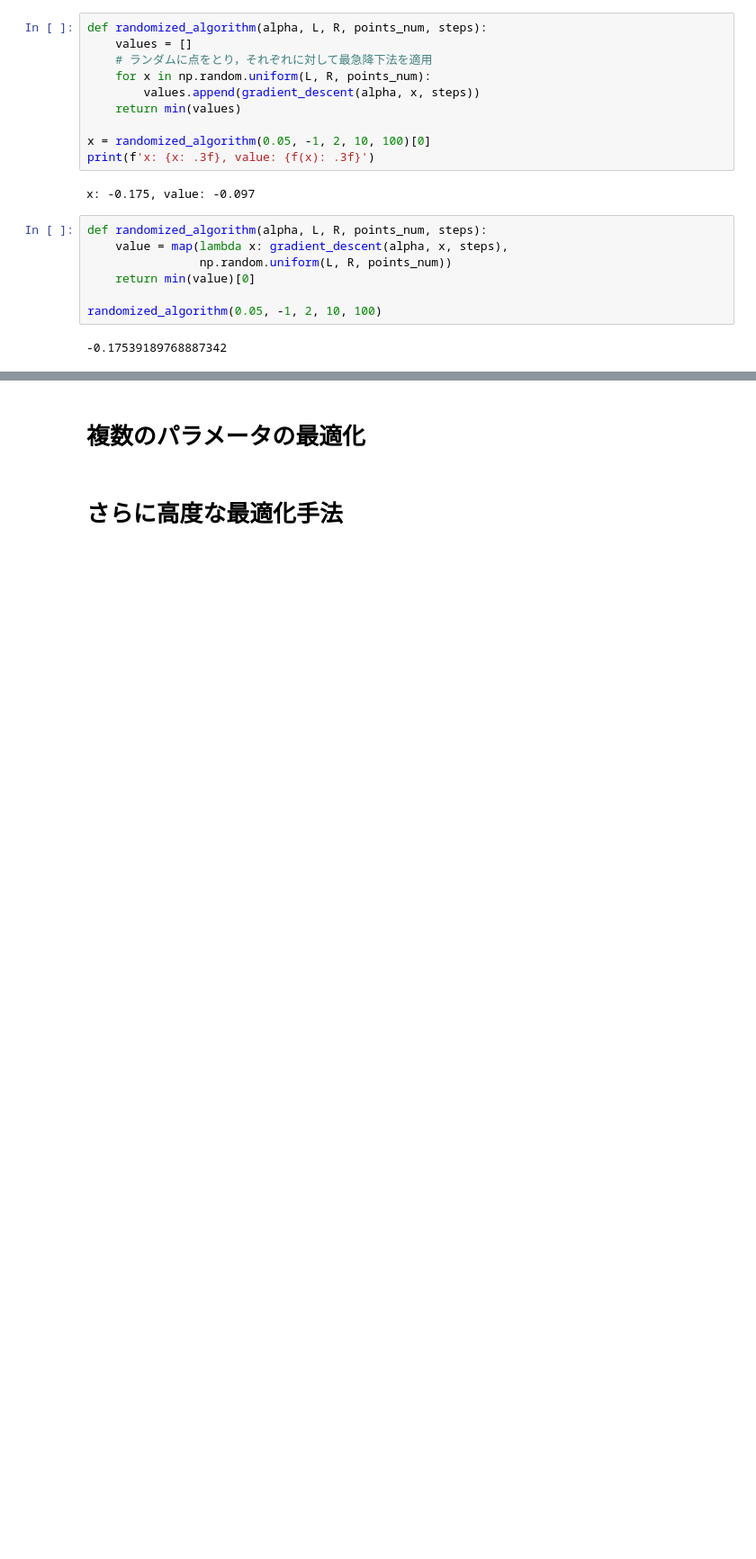
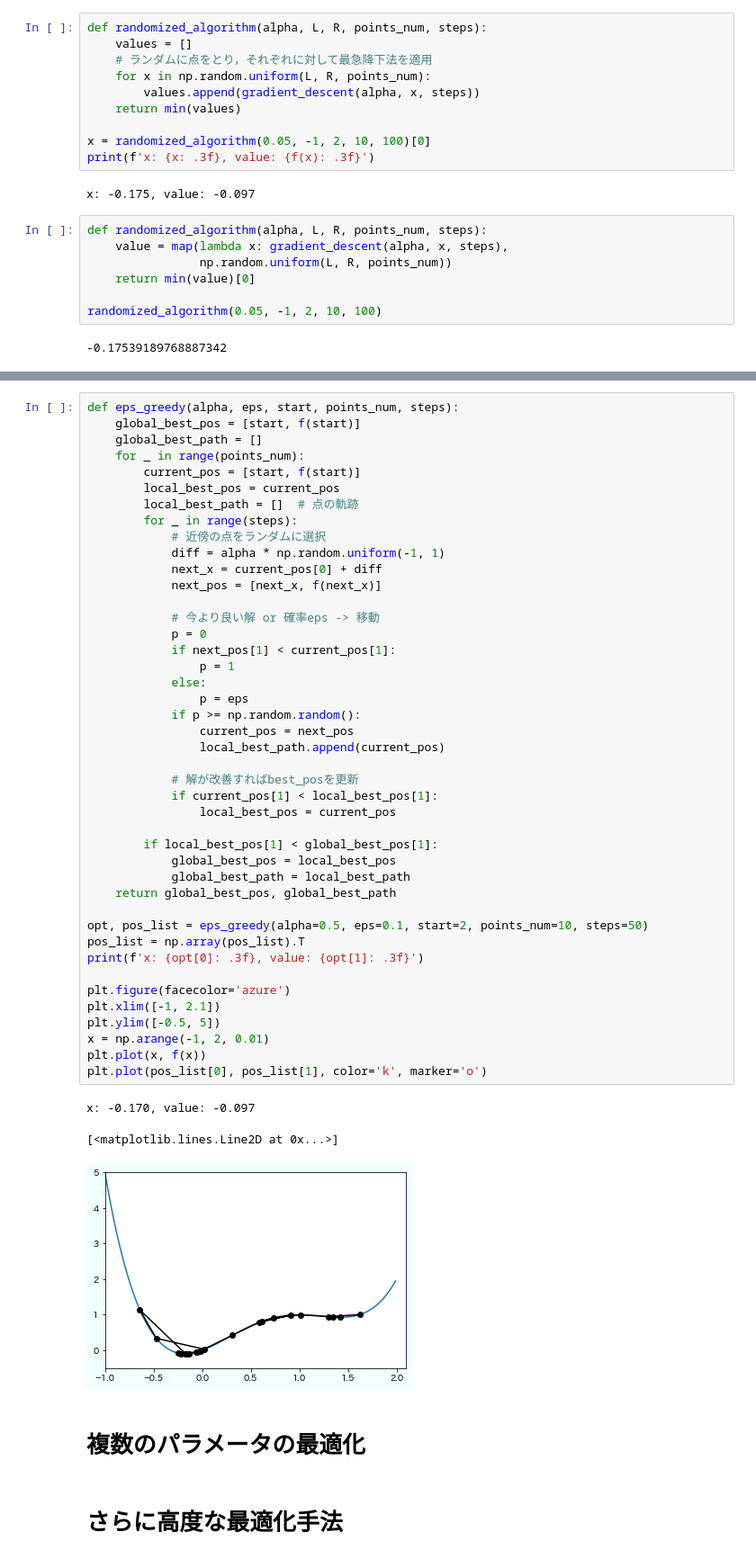
Before and after one commit to Kengo6165/Optimization, a Jupyter notebook: Books/02_数値最適化入門/code.ipynb, the cells around one changed output, grey strips where cells are left out. Shown at 90% size. Cells and saved outputs as stored; diff of their text form; blank space fills up the shorter version.

Commit message:
Update: book_02
・ε-greedy

```diff
--- a/Books/02_数値最適化入門/code.ipynb
+++ b/Books/02_数値最適化入門/code.ipynb
@@ -119,3 +124,50 @@ randomized_algorithm(0.05, -1, 2, 10, 100)
+# %%
+def eps_greedy(alpha, eps, start, points_num, steps):
+    global_best_pos = [start, f(start)]
+    global_best_path = []
+    for _ in range(points_num):
+        current_pos = [start, f(start)]
+        local_best_pos = current_pos
+        local_best_path = []  # 点の軌跡
+        for _ in range(steps):
+            # 近傍の点をランダムに選択
+            diff = alpha * np.random.uniform(-1, 1)
+            next_x = current_pos[0] + diff
+            next_pos = [next_x, f(next_x)]
+
+            # 今より良い解 or 確率eps -> 移動
+            p = 0
+            if next_pos[1] < current_pos[1]:
+                p = 1
+            else:
+                p = eps
+            if p >= np.random.random():
+                current_pos = next_pos
+                local_best_path.append(current_pos)
+
+            # 解が改善すればbest_posを更新
+            if current_pos[1] < local_best_pos[1]:
+                local_best_pos = current_pos
+
+        if local_best_pos[1] < global_best_pos[1]:
+            global_best_pos = local_best_pos
+            global_best_path = local_best_path
+    return global_best_pos, global_best_path
+
+opt, pos_list = eps_greedy(alpha=0.5, eps=0.1, start=2, points_num=10, steps=50)
+pos_list = np.array(pos_list).T
+print(f'x: {opt[0]: .3f}, value: {opt[1]: .3f}')
+
+plt.figure(facecolor='azure')
+plt.xlim([-1, 2.1])
+plt.ylim([-0.5, 5])
+x = np.arange(-1, 2, 0.01)
+plt.plot(x, f(x))
+plt.plot(pos_list[0], pos_list[1], color='k', marker='o')
+# %% [output]
+x: -0.170, value: -0.097
+[<matplotlib.lines.Line2D at 0x...>]
+[figure, added]
 # %% [markdown]
 # 複数のパラメータの最適化
 # %% [markdown]
```
Also changed, not shown: parts of 2 cells of this notebook.
